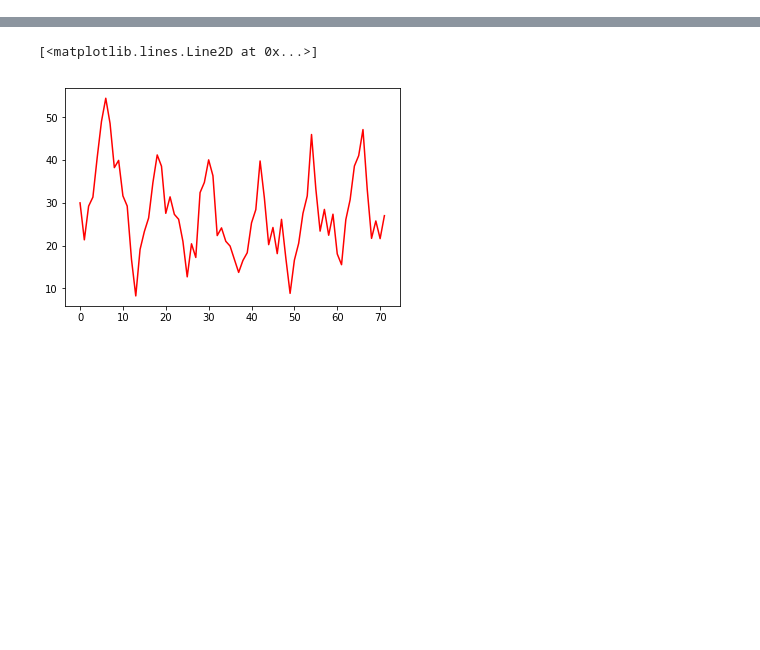
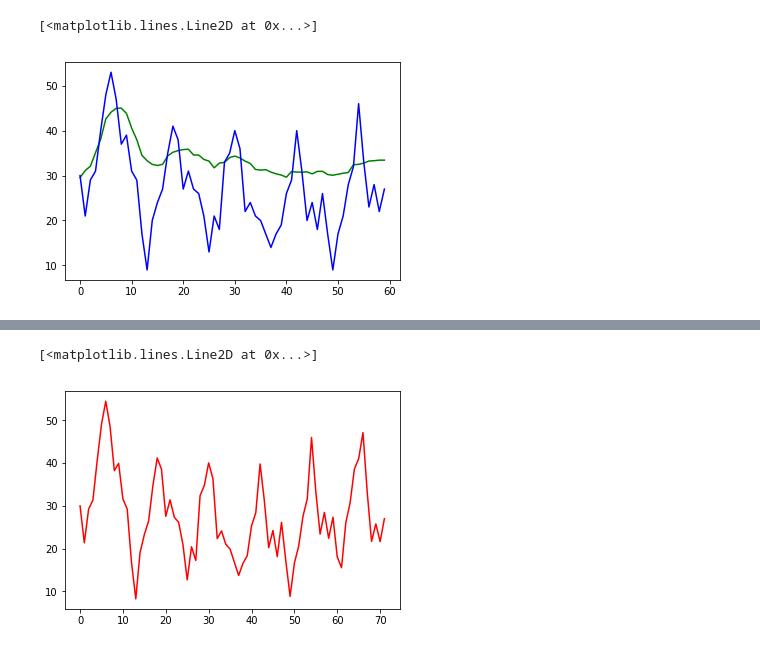
Before and after one commit to leanderloew/example-lstm-forecasting-pytorch, a Jupyter notebook: redo_forecasting.ipynb, the cells around one changed output, grey strips where cells are left out. Cells and saved outputs as stored; diff of their text form; code cells hidden in the pictures; blank space fills up the shorter version.

```diff
--- a/redo_forecasting.ipynb
+++ b/redo_forecasting.ipynb
@@ -229,5 +253,7 @@ inp=batch[0].float()#.unsqueeze(2)
 out=batch[1].float()#.unsqueeze(2).float()
 shifts=batch[2].numpy()
 #it returns the whole sequence atm
-pred=hw(inp,48,shifts)#[:,-12:]
+pred=hw(inp,1,shifts,True)#[:,-12:]
 #loss=torch.mean(torch.abs(pred-out))
+# %%
+inp=inp.squeeze().numpy()
@@ -233,0 +262,2 @@ pred=hw(inp,48,shifts)#[:,-12:]
+# %%
+v=torch.stack([x[0] for x in pred[1]]).detach().numpy()
@@ -233,0 +284,6 @@ pred=hw(inp,48,shifts)#[:,-12:]
+# %%
+plt.plot(v,"g")
+plt.plot(inp[0,:],"b")
+# %% [output]
+[<matplotlib.lines.Line2D at 0x...>]
+[figure, added]
```
Also changed, not shown: parts of 22 cells of this notebook, 1 other file.
